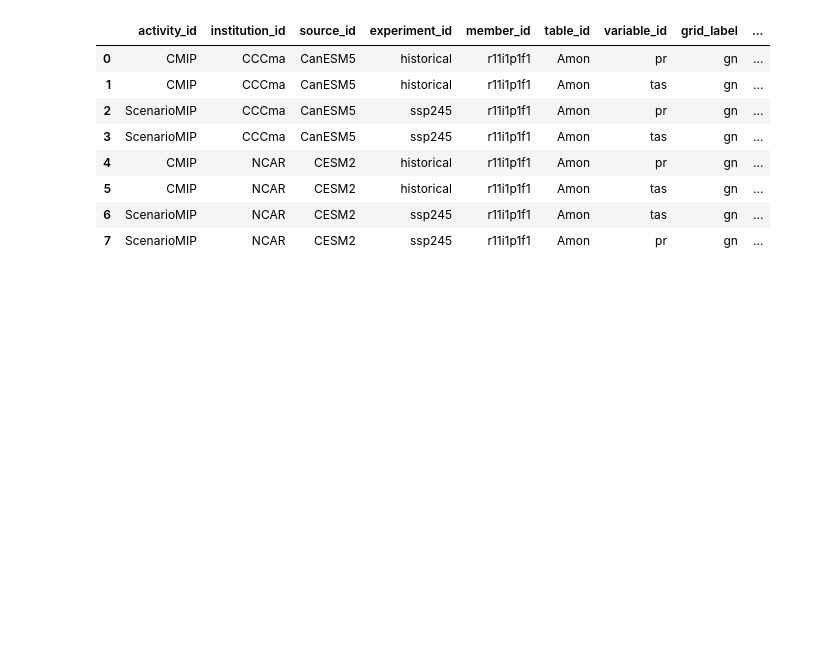
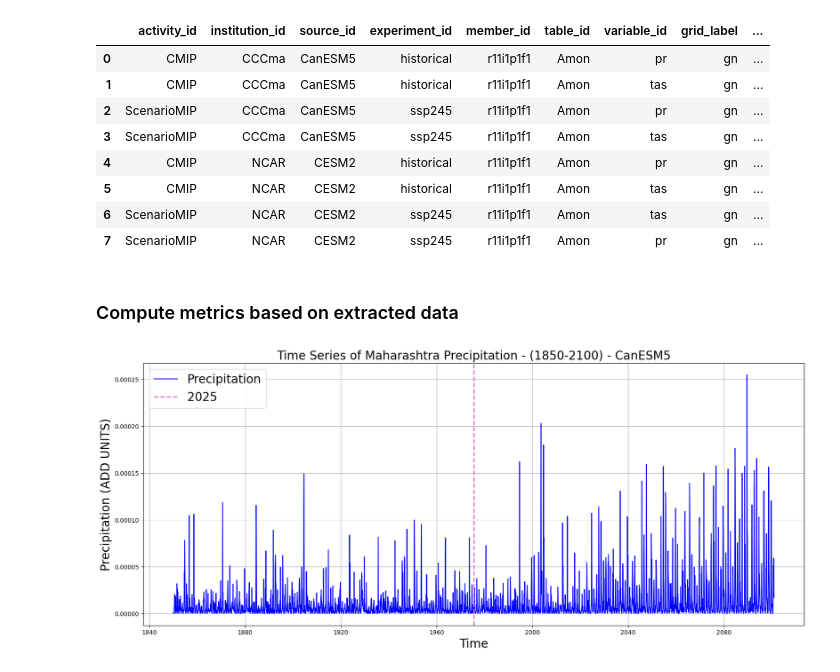
Before and after one commit to nmoraescommit/EDS296_final-mini-project, a Jupyter notebook: EDS296-final.ipynb, the cells around one changed output. Cells and saved outputs as stored; diff of their text form; code cells hidden in the pictures; blank space fills up the shorter version.

Commit message:
add time series plots

```diff
--- a/EDS296-final.ipynb
+++ b/EDS296-final.ipynb
@@ -22,6 +22,8 @@ import intake
 # %%
 # Open the CMIP6 data catalog, store as a variable
-catalog = intake.open_esm_datastore('https://cmip6-pds.s3.amazonaws.com/pangeo-cmip6.json')
+catalog = intake.open_esm_datastore(
+    "https://cmip6-pds.s3.amazonaws.com/pangeo-cmip6.json"
+)
 
 # Convert the catalog to a df for easier access
 cat_df = catalog.df
@@ -87,0 +92,42 @@ CESM_pr = xr.concat([CESM_hist_tas, CESM_245_tas], dim = "time")
+# %% [markdown]
+### Compute metrics based on extracted data
+# %%
+# Compute change in precipitation over time for historical and 245 scenarios
+# CanESM5
+CAN_pr_time = CAN_pr.time.astype("datetime64[ns]")
+CAN_tas_time = CAN_tas.time.astype("datetime64[ns]")
+
+# Define min/max bounds for Maharashtra
+# 15.61354340280576, 72.64918053500008, 22.02304881395156, 80.89700564999072
+lat_min, lat_max = 15.61, 22.02
+lon_min, lon_max = 72.65, 80.90
+
+# Define logical mask: True when lat/lon inside the valid ranges, False elsewhere
+CAN_pr_lat = (CAN_pr.lat >= lat_min) & (CAN_pr.lat <= lat_max)
+CAN_pr_lon = (CAN_pr.lon >= lon_min) & (CAN_pr.lon <= lon_max)
+
+CAN_tas_lat = (CAN_tas.lat >= lat_min) & (CAN_tas.lat <= lat_max)
+CAN_tas_lon = (CAN_tas.lon >= lon_min) & (CAN_tas.lon <= lon_max)
+
+# Find points where the mask value is True, drop all other points
+CAN_pr = CAN_pr.where(CAN_pr_lat & CAN_pr_lon, drop=True)
+CAN_tas = CAN_tas.where(CAN_tas_lat & CAN_tas_lon, drop=True)
+
+# Average over lat, lon dimensions to get a time series
+CAN_pr = CAN_pr.mean(dim=["lat", "lon"])
+CAN_tas = CAN_tas.mean(dim=["lat", "lon"])
+# %%
+# Plot precipitation for CanESM5 model
+fig, ax = plt.subplots(figsize=(20, 8))
+ax.plot(CAN_pr_time, CAN_pr.pr, label="Precipitation", color="b")
+ax.axvline(x=2025, color="orchid", linestyle="--", linewidth=2, label="2025")
+ax.set_title(
+    "Time Series of Maharashtra Precipitation - (1850-2100) - CanESM5", fontsize=20
+)
+ax.set_xlabel("Time", fontsize=20)
+ax.set_ylabel("Precipitation (ADD UNITS)", fontsize=20)
+ax.legend(fontsize=20)
+ax.grid()
+plt.show()
+# %% [output]
+[figure, added]
```
Also changed, not shown: parts of 8 cells of this notebook.
